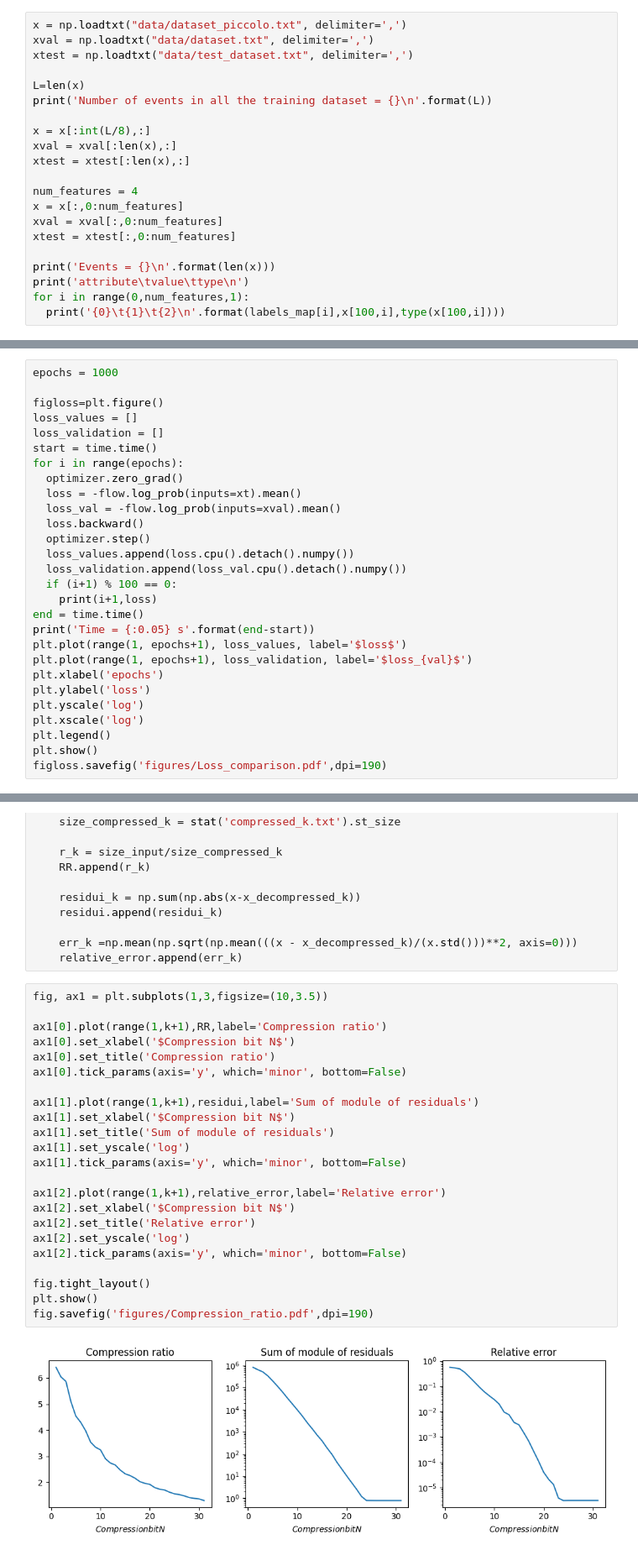
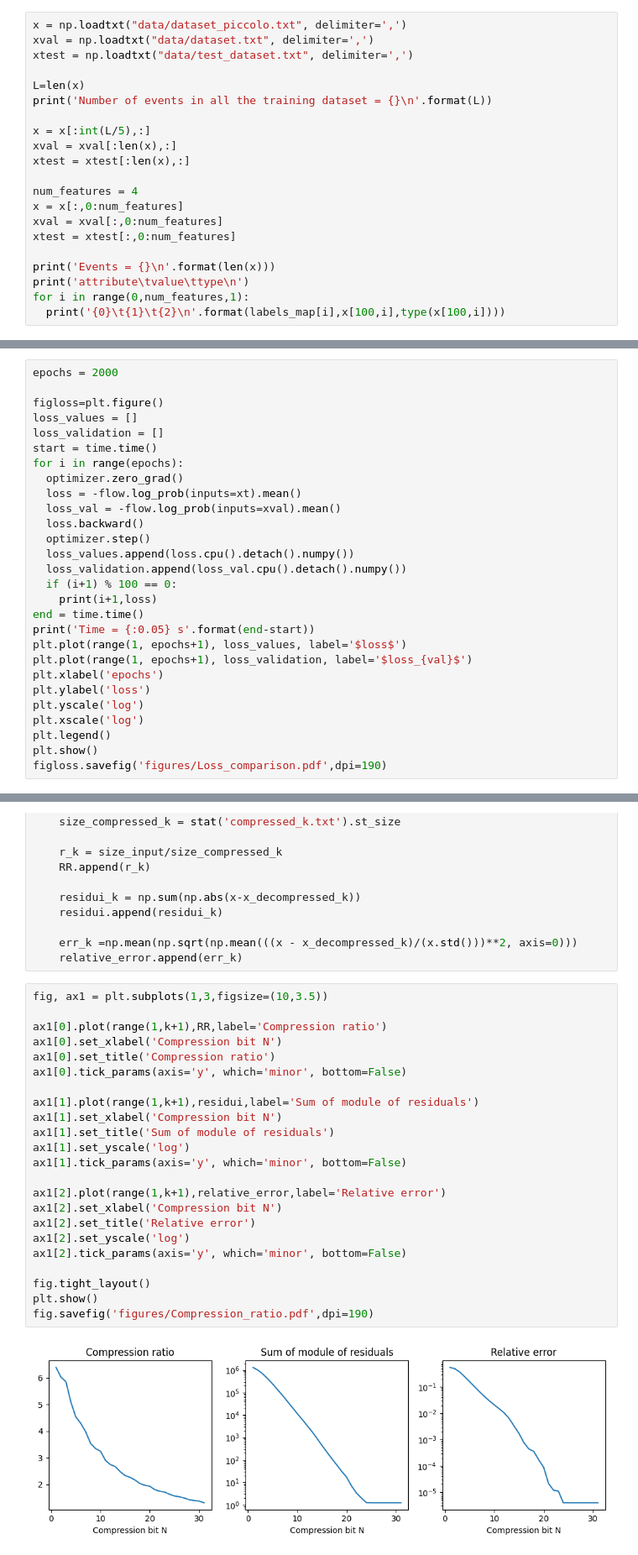
Before and after one commit to igordt/CMEPDA, a Jupyter notebook: originale.ipynb, the cells around one changed output, grey strips where cells are left out. Shown at 84% size. Cells and saved outputs as stored; diff of their text form.

```diff
--- a/originale.ipynb
+++ b/originale.ipynb
@@ -116,7 +116,7 @@ xtest = np.loadtxt("data/test_dataset.txt", delimiter=',')
 L=len(x)
 print('Number of events in all the training dataset = {}\n'.format(L))
 
-x = x[:int(L/8),:]
+x = x[:int(L/5),:]
 xval = xval[:len(x),:]
 xtest = xtest[:len(x),:]
 
@@ -307,7 +307,7 @@ flow, optimizer = model_definer(num_features=num_features, num_iterations=6, hid
 # %% [output]
 Num. iterations = 6, Num. hidden_features = 128, Num. trainable parameters = 406320
 # %%
-epochs = 1000
+epochs = 2000
 
 figloss=plt.figure()
 loss_values = []
@@ -612,28 +696,28 @@ for k in range(1,32):
 # %%
 fig, ax1 = plt.subplots(1,3,figsize=(10,3.5))
 
 ax1[0].plot(range(1,k+1),RR,label='Compression ratio')
-ax1[0].set_xlabel('$Compression bit N$')
+ax1[0].set_xlabel('Compression bit N')
 ax1[0].set_title('Compression ratio')
 ax1[0].tick_params(axis='y', which='minor', bottom=False)
 
 ax1[1].plot(range(1,k+1),residui,label='Sum of module of residuals')
-ax1[1].set_xlabel('$Compression bit N$')
+ax1[1].set_xlabel('Compression bit N')
 ax1[1].set_title('Sum of module of residuals')
 ax1[1].set_yscale('log')
 ax1[1].tick_params(axis='y', which='minor', bottom=False)
 
 ax1[2].plot(range(1,k+1),relative_error,label='Relative error')
-ax1[2].set_xlabel('$Compression bit N$')
+ax1[2].set_xlabel('Compression bit N')
 ax1[2].set_title('Relative error')
 ax1[2].set_yscale('log')
 ax1[2].tick_params(axis='y', which='minor', bottom=False)
 
 fig.tight_layout()
 plt.show()
 fig.savefig('figures/Compression_ratio.pdf',dpi=190)
 # %% [output]
-[figure, old version]
+[figure, new version]
 # %% [markdown]
 We now perform compression on the test data, which is different from both the training and validation data. The procedure is similar to the one carried out previously: the data is preprocessed,the flow is used to compress this data and then it goes back, using `decompress` and `backward`. <br>
 We always set `N=11` and the result is still approximately 3.
```
Also changed, not shown: parts of 24 cells of this notebook, 1 other file.
